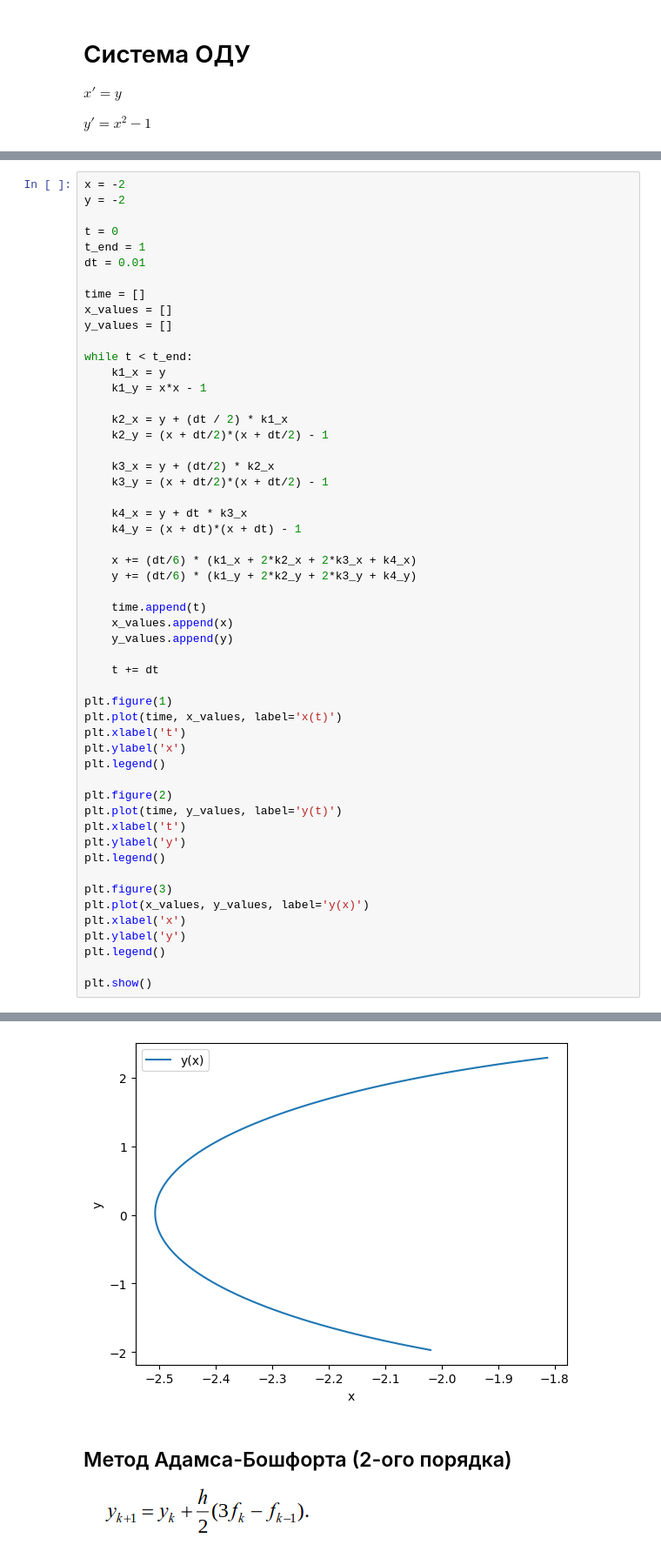
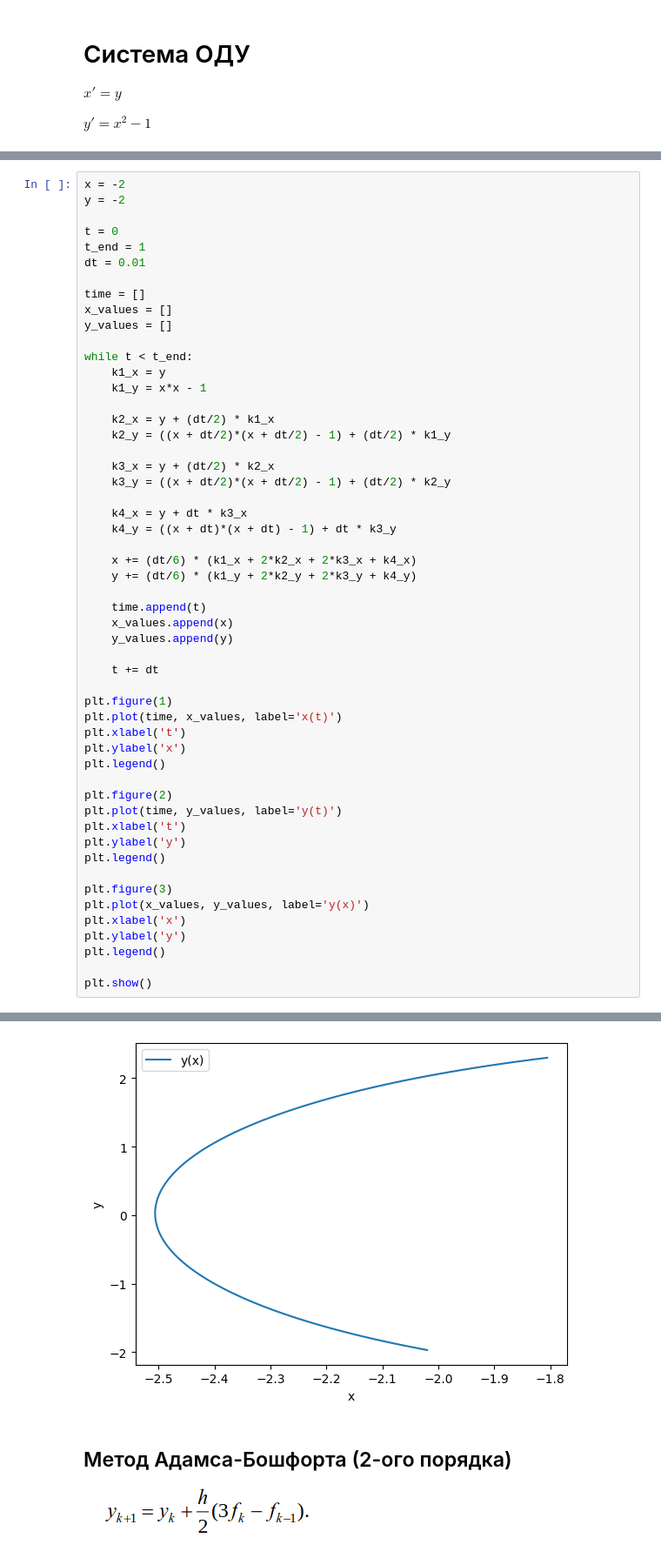
Before and after one commit to vihlancevk/6sem, a Jupyter notebook: computational_mathematics/1lab/main.ipynb, the cells around one changed output, grey strips where cells are left out. Shown: that part at 87% size. Saved outputs shown, nothing was run; the diff lists cells and outputs as text.

```diff
--- a/computational_mathematics/1lab/main.ipynb
+++ b/computational_mathematics/1lab/main.ipynb
@@ -27,14 +27,14 @@ while t < t_end:
     k1_x = y
     k1_y = x*x - 1
 
-    k2_x = y + (dt / 2) * k1_x
-    k2_y = (x + dt/2)*(x + dt/2) - 1
+    k2_x = y + (dt/2) * k1_x
+    k2_y = ((x + dt/2)*(x + dt/2) - 1) + (dt/2) * k1_y
 
     k3_x = y + (dt/2) * k2_x
-    k3_y = (x + dt/2)*(x + dt/2) - 1
+    k3_y = ((x + dt/2)*(x + dt/2) - 1) + (dt/2) * k2_y
 
     k4_x = y + dt * k3_x
-    k4_y = (x + dt)*(x + dt) - 1
+    k4_y = ((x + dt)*(x + dt) - 1) + dt * k3_y
 
     x += (dt/6) * (k1_x + 2*k2_x + 2*k3_x + k4_x)
     y += (dt/6) * (k1_y + 2*k2_y + 2*k3_y + k4_y)
@@ -69,5 +69,5 @@ plt.show()
 [figure]
-[figure, old version]
+[figure, new version]
 # %% [markdown]
 ## Метод Адамса-Бошфорта (2-ого порядка)
 
```
Also changed, not shown: parts of 5 cells of this notebook, 1 other file.
